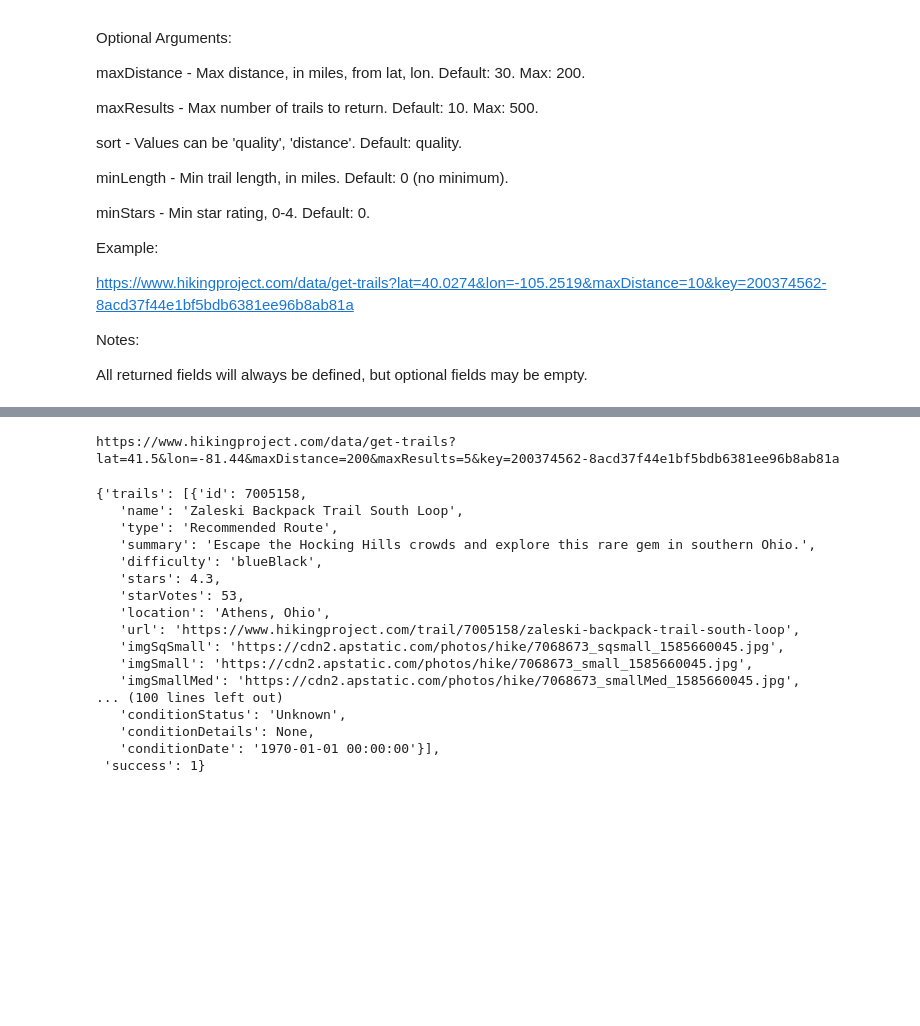
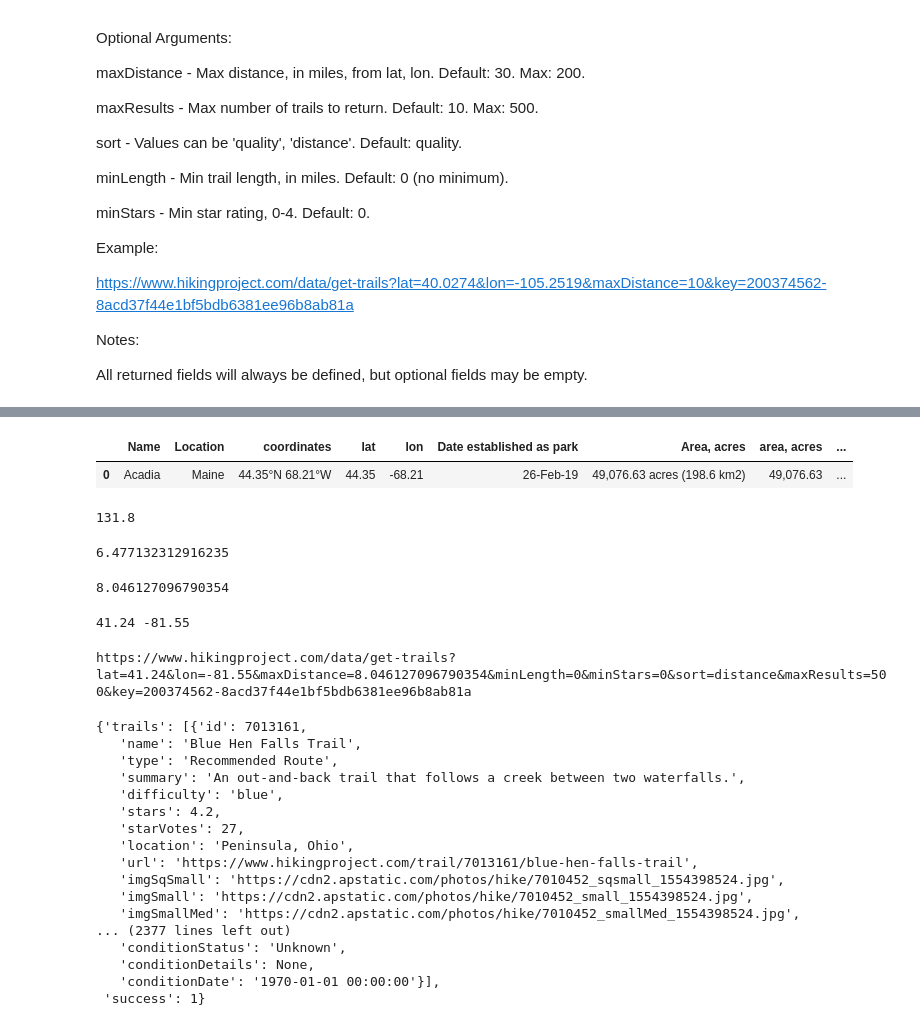
Before and after one commit to theaddies/bootcamp_project_1, a Jupyter notebook: trail information extract.ipynb, the cells around one changed output, grey strips where cells are left out. Cells and saved outputs as stored; diff of their text form; code cells hidden in the pictures; blank space fills up the shorter version.

```diff
--- a/trail information extract.ipynb
+++ b/trail information extract.ipynb
@@ -64,3 +48,34 @@ park_df
+# %%
+park_df[park_df['Name'] == 'Acadia']
+# %% [output]
+|  | Name | Location | coordinates | lat | lon | Date established as park | Area, acres | area, acres | ... |
+| 0 | Acadia | Maine | 44.35°N 68.21°W | 44.35 | -68.21 | 26-Feb-19 | 49,076.63 acres (198.6 km2) | 49,076.63 | ... |
+# %%
+#### find a particular park
+park_to_find = 'Cuyahoga Valley'
+#get surface are of park
+area_km2 = park_df.loc[park_df['Name'] == park_to_find, 'area, km^2'].to_numpy().astype('float64')[0]
+area_km2
+# %% [output]
+131.8
+# %%
+# determine approximate radius of park
+park_radius_km = np.sqrt(area_km2 / np.pi)
+park_radius_km
+# %% [output]
+6.477132312916235
+# %%
+#set trail search area to be 2 x the radius of the park area
+maxDistance = 2 * park_radius_km / 1.61
+maxDistance
+# %% [output]
+8.046127096790354
+# %%
+lat = park_df.loc[park_df['Name'] == park_to_find, 'lat'].to_numpy().astype('float32')[0]
+lon = park_df.loc[park_df['Name'] == park_to_find, 'lon'].to_numpy().astype('float32')[0]
+print(lat, lon)
+# %% [output]
+41.24 -81.55
 # %%
 #https://www.hikingproject.com/data/get-trails?lat=40.0274&lon=-105.2519&maxDistance=10&key=200374562-8acd37f44e1bf5bdb6381ee96b8ab81a
 # %%
@@ -89,29 +104,32 @@ conditionDetails = []
 conditionDate = []
 # %%
 base_url = 'https://www.hikingproject.com/data/get-trails?'
-lat = 41.5
-lon = -81.44
-maxDistance = 200
-maxResults = 5
-full_url = base_url + 'lat='+str(lat) + '&lon=' + str(lon)+'&maxDistance='+str(maxDistance)+'&maxResults=' + str(maxResults) + '&key='+ api_key
+#lat = 44.35
+#lon = -81.44
+#maxDistance = 200
+maxResults = 500
+sort = 'distance' #can be 'quality' or 'distance'
+minLength = 0
+minStars = 0
+full_url = base_url + 'lat='+str(lat) + '&lon=' + str(lon)+'&maxDistance='+str(maxDistance)+'&minLength='+str(minLength)+'&minStars='+str(minStars)+'&sort='+sort+'&maxResults=' + str(maxResults) + '&key='+ api_key
 print(full_url)
 response=requests.get(full_url).json()
 response
 # %% [output]
-https://www.hikingproject.com/data/get-trails?lat=41.5&lon=-81.44&maxDistance=200&maxResults=5&key=200374562-8acd37f44e1bf5bdb6381ee96b8ab81a
+https://www.hikingproject.com/data/get-trails?lat=41.24&lon=-81.55&maxDistance=8.046127096790354&minLength=0&minStars=0&sort=distance&maxResults=500&key=200374562-8acd37f44e1bf5bdb6381ee96b8ab81a
-{'trails': [{'id': 7005158,
-   'name': 'Zaleski Backpack Trail South Loop',
+{'trails': [{'id': 7013161,
+   'name': 'Blue Hen Falls Trail',
    'type': 'Recommended Route',
-   'summary': 'Escape the Hocking Hills crowds and explore this rare gem in southern Ohio.',
-   'difficulty': 'blueBlack',
-   'stars': 4.3,
-   'starVotes': 53,
-   'location': 'Athens, Ohio',
-   'url': 'https://www.hikingproject.com/trail/7005158/zaleski-backpack-trail-south-loop',
-   'imgSqSmall': 'https://cdn2.apstatic.com/photos/hike/7068673_sqsmall_1585660045.jpg',
-   'imgSmall': 'https://cdn2.apstatic.com/photos/hike/7068673_small_1585660045.jpg',
-   'imgSmallMed': 'https://cdn2.apstatic.com/photos/hike/7068673_smallMed_1585660045.jpg',
-... (100 lines left out)
+   'summary': 'An out-and-back trail that follows a creek between two waterfalls.',
+   'difficulty': 'blue',
+   'stars': 4.2,
+   'starVotes': 27,
+   'location': 'Peninsula, Ohio',
+   'url': 'https://www.hikingproject.com/trail/7013161/blue-hen-falls-trail',
+   'imgSqSmall': 'https://cdn2.apstatic.com/photos/hike/7010452_sqsmall_1554398524.jpg',
+   'imgSmall': 'https://cdn2.apstatic.com/photos/hike/7010452_small_1554398524.jpg',
+   'imgSmallMed': 'https://cdn2.apstatic.com/photos/hike/7010452_smallMed_1554398524.jpg',
+... (2377 lines left out)
    'conditionStatus': 'Unknown',
    'conditionDetails': None,
    'conditionDate': '1970-01-01 00:00:00'}],
```
Also changed, not shown: parts of 15 cells of this notebook, 4 other files.
